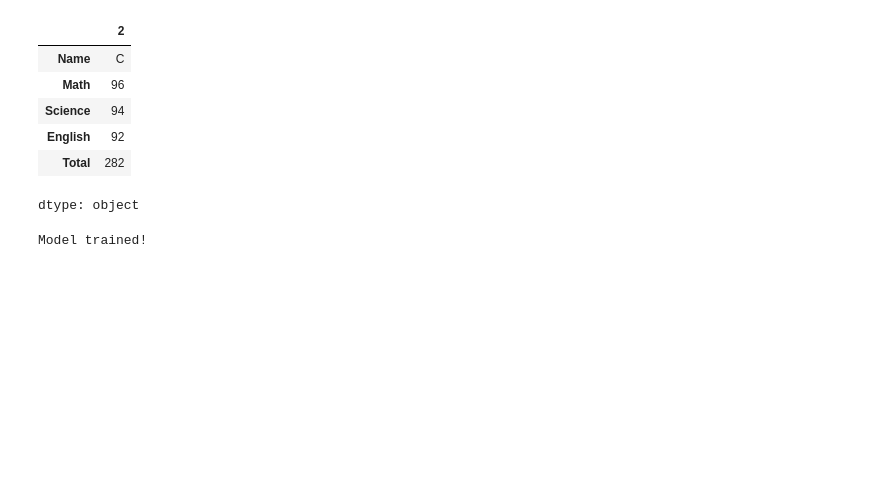
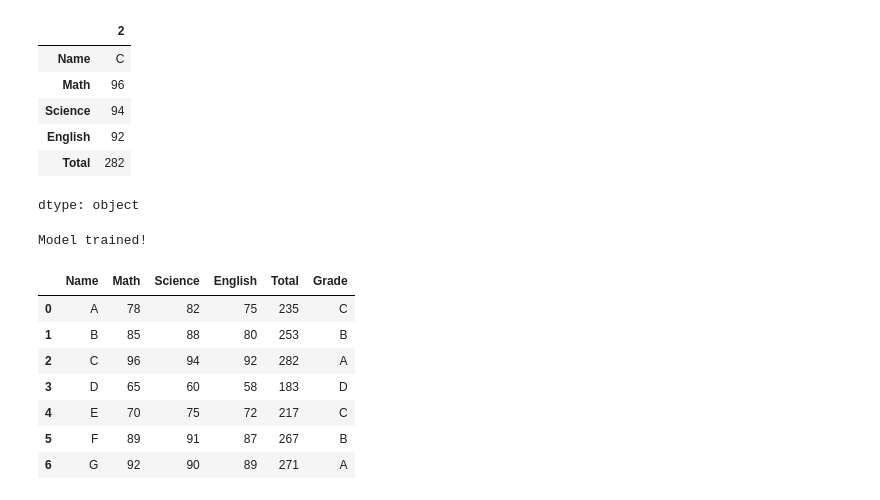
Before and after one commit to Palak1608/Data-Science-Lab-Work, a Jupyter notebook: Fun_Project/student_performance_analysis.ipynb, the cells around one changed output. Drawn from its saved outputs; the diff is of its cells as text; code cells hidden in the pictures; blank space fills up the shorter version.

```diff
--- a/Fun_Project/student_performance_analysis.ipynb
+++ b/Fun_Project/student_performance_analysis.ipynb
@@ -75,3 +75,25 @@ model.fit(X, y)
 print("Model trained!")
 # %% [output]
 Model trained!
+# %%
+def get_grade(total):
+    if total >= 270:
+        return "A"
+    elif total >= 240:
+        return "B"
+    elif total >= 210:
+        return "C"
+    else:
+        return "D"
+
+df["Grade"] = df["Total"].apply(get_grade)
+df
+# %% [output]
+|  | Name | Math | Science | English | Total | Grade |
+| 0 | A | 78 | 82 | 75 | 235 | C |
+| 1 | B | 85 | 88 | 80 | 253 | B |
+| 2 | C | 96 | 94 | 92 | 282 | A |
+| 3 | D | 65 | 60 | 58 | 183 | D |
+| 4 | E | 70 | 75 | 72 | 217 | C |
+| 5 | F | 89 | 91 | 87 | 267 | B |
+| 6 | G | 92 | 90 | 89 | 271 | A |
```
Also changed, not shown: parts of 4 cells of this notebook.
